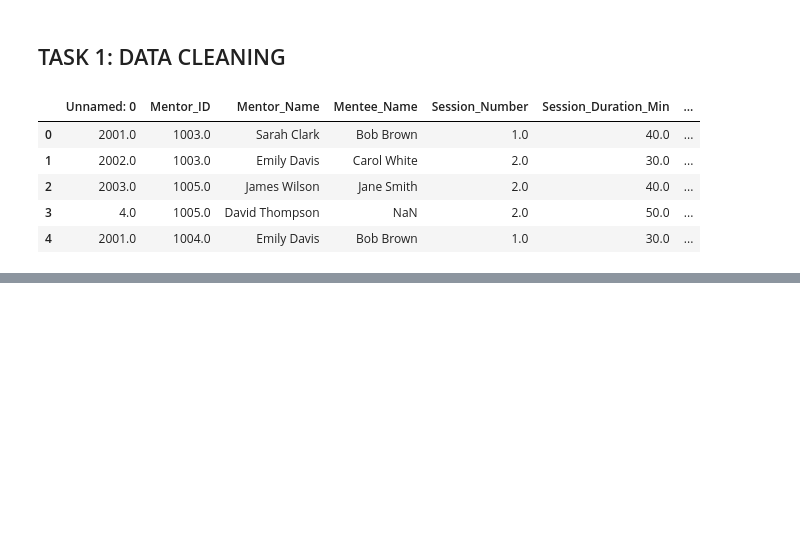
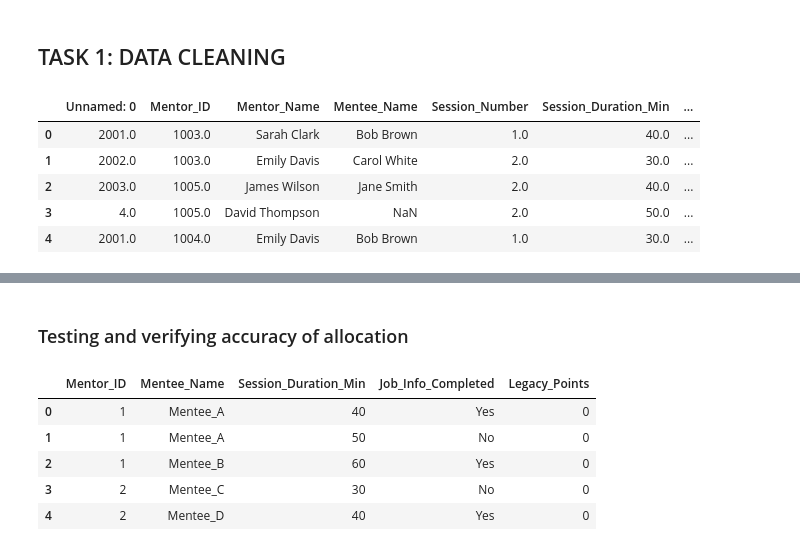
Before and after one commit to Georginahnjeri/Reward-program, a Jupyter notebook: reward.ipynb, the cells around one changed output, grey strips where cells are left out. Saved outputs shown, nothing was run; the diff lists cells and outputs as text; code cells hidden in the pictures; blank space fills up the shorter version.

```diff
--- a/reward.ipynb
+++ b/reward.ipynb
@@ -79,0 +232,24 @@ data.head(5)
+# %% [markdown]
+### Testing and verifying accuracy of allocation
+# %%
+
+# Creating a mock data for testing
+mock_data = pd.DataFrame({
+    'Mentor_ID': [1, 1, 1, 2, 2, 3, 3],
+    'Mentee_Name': ['Mentee_A', 'Mentee_A', 'Mentee_B', 'Mentee_C', 'Mentee_D', 'Mentee_E', 'Mentee_E'],
+    'Session_Duration_Min': [40, 50, 60, 30, 40, 20, 30],
+    'Job_Info_Completed': ['Yes', 'No', 'Yes', 'No', 'Yes', 'Yes', 'Yes']
+})
+
+# Add a column for points
+mock_data['Legacy_Points'] = 0
+
+#Viewing my data
+mock_data.head()
+# %% [output]
+|  | Mentor_ID | Mentee_Name | Session_Duration_Min | Job_Info_Completed | Legacy_Points |
+| 0 | 1 | Mentee_A | 40 | Yes | 0 |
+| 1 | 1 | Mentee_A | 50 | No | 0 |
+| 2 | 1 | Mentee_B | 60 | Yes | 0 |
+| 3 | 2 | Mentee_C | 30 | No | 0 |
+| 4 | 2 | Mentee_D | 40 | Yes | 0 |
```
Also changed, not shown: parts of 23 cells of this notebook, 2 other files.
